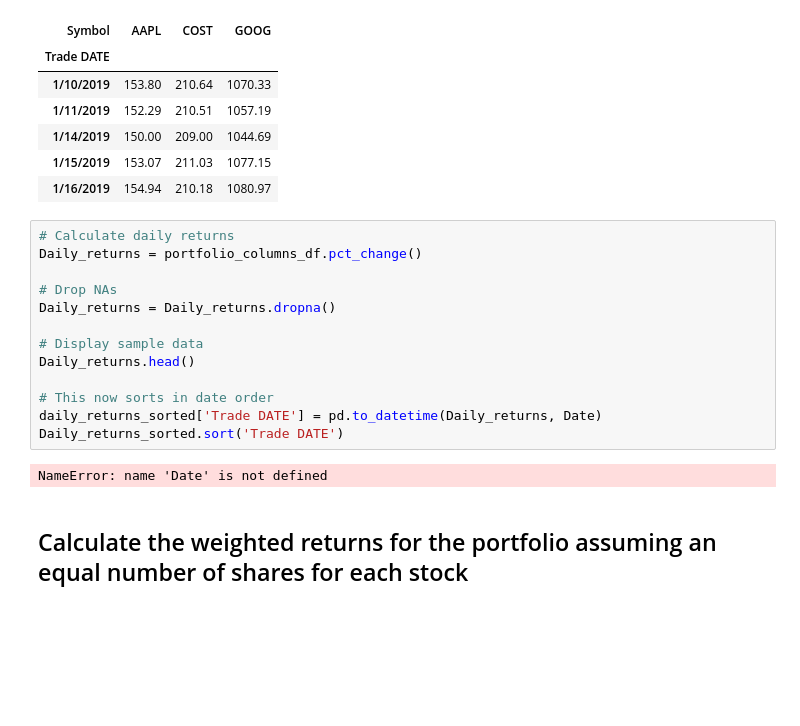
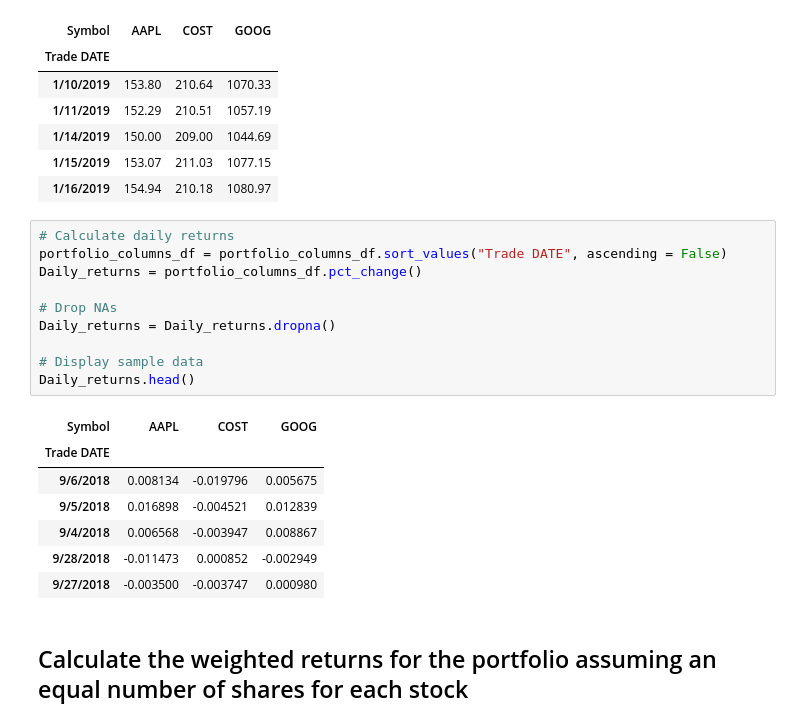
Before and after one commit to spla23/Pandas-Assignment, a Jupyter notebook: whale_analysis.ipynb, the cells around one changed output. Drawn from its saved outputs; the diff is of its cells as text; blank space fills up the shorter version.

```diff
--- a/whale_analysis.ipynb
+++ b/whale_analysis.ipynb
@@ -592,19 +594,22 @@ portfolio_columns_df.head()
 | 1/16/2019 | 154.94 | 210.18 | 1080.97 |
 # %%
 # Calculate daily returns
+portfolio_columns_df = portfolio_columns_df.sort_values("Trade DATE", ascending = False)
 Daily_returns = portfolio_columns_df.pct_change()
 
 # Drop NAs
 Daily_returns = Daily_returns.dropna()
 
 # Display sample data
 Daily_returns.head()
-
-# This now sorts in date order
-daily_returns_sorted['Trade DATE'] = pd.to_datetime(Daily_returns, Date)
-Daily_returns_sorted.sort('Trade DATE')
 # %% [output]
-NameError: name 'Date' is not defined
+| Symbol | AAPL | COST | GOOG |
+| Trade DATE |  |  |  |
+| 9/6/2018 | 0.008134 | -0.019796 | 0.005675 |
+| 9/5/2018 | 0.016898 | -0.004521 | 0.012839 |
+| 9/4/2018 | 0.006568 | -0.003947 | 0.008867 |
+| 9/28/2018 | -0.011473 | 0.000852 | -0.002949 |
+| 9/27/2018 | -0.003500 | -0.003747 | 0.000980 |
 # %% [markdown]
 ## Calculate the weighted returns for the portfolio assuming an equal number of shares for each stock
 # %%
```
Also changed, not shown: parts of 17 cells of this notebook, 1 other file.
